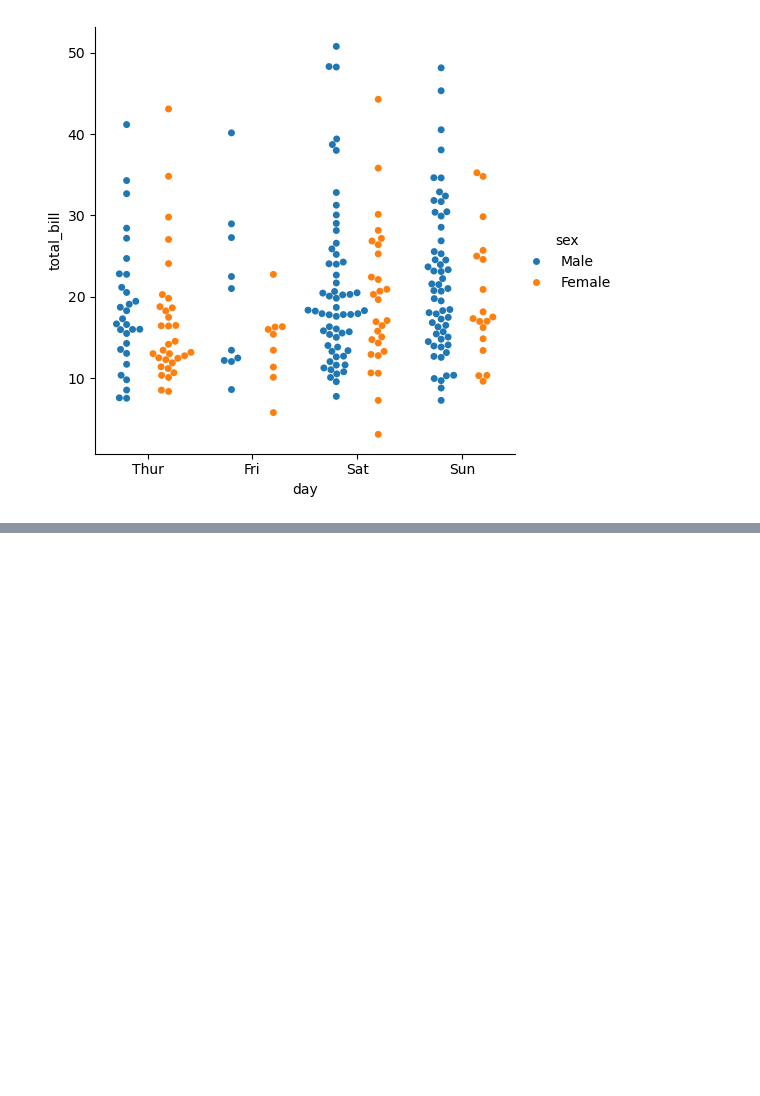
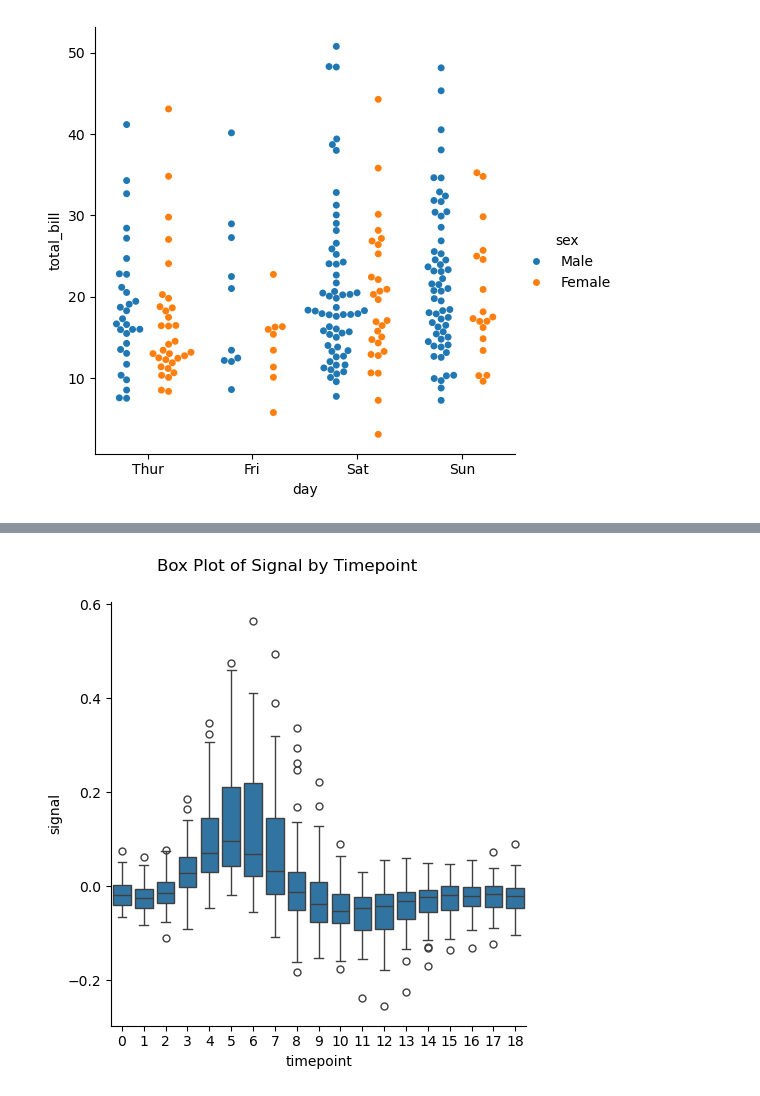
Before and after one commit to TeslimAdeyanju/studynote1-Python-for-Finance-Data-Science-My-Learning-Journey, a Jupyter notebook: python-datacamp/python_data_camp_note/7-Introduction to Data Visualization with Seaborn/session-7-Intro-to-seaborn.ipynb, the cells around one changed output, grey strips where cells are left out. Cells and saved outputs as stored; diff of their text form; code cells hidden in the pictures; blank space fills up the shorter version.

```diff
--- a/python-datacamp/python_data_camp_note/7-Introduction to Data Visualization with Seaborn/session-7-Intro-to-seaborn.ipynb
+++ b/python-datacamp/python_data_camp_note/7-Introduction to Data Visualization with Seaborn/session-7-Intro-to-seaborn.ipynb
@@ -789,0 +808,3 @@ plt.show()
+# %%
+fmri = sns.load_dataset('fmri')
+fmri.head()
@@ -789,0 +818,8 @@ plt.show()
+# %%
+g = sns.catplot(data=fmri, x='timepoint', y='signal', kind='box')
+
+g.fig.suptitle("Box Plot of Signal by Timepoint", y=1.05)
+
+plt.show()
+# %% [output]
+[figure, added]
```
Also changed, not shown: parts of 31 cells of this notebook.
